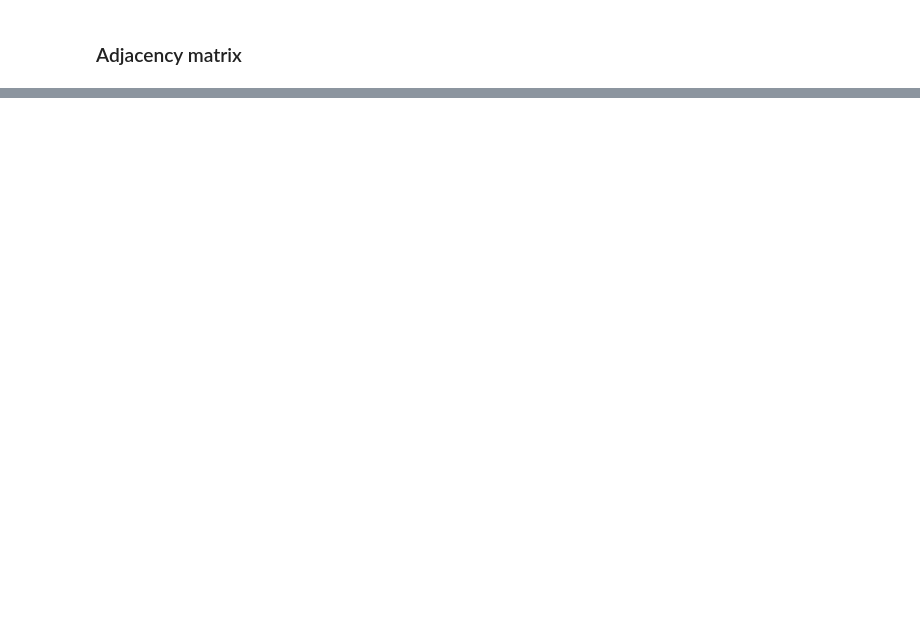
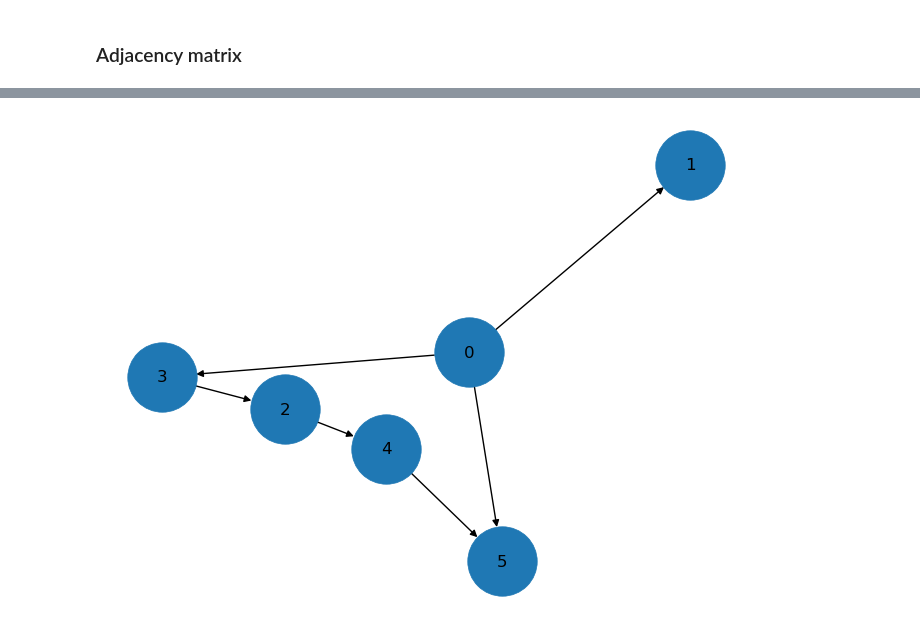
Before and after one commit to fesperson/inference_text, a Jupyter notebook: Chapter_04.ipynb, the cells around one changed output, grey strips where cells are left out. Saved outputs shown, nothing was run; the diff lists cells and outputs as text; code cells hidden in the pictures; blank space fills up the shorter version.

```diff
--- a/Chapter_04.ipynb
+++ b/Chapter_04.ipynb
@@ -221,0 +195,19 @@ nx.draw(
+# %%
+adj_matrix_dag = np.array([
+    [0, 1, 0, 1, 0, 1],
+    [0, 0, 0, 0, 0, 0],
+    [0, 0, 0, 0, 1, 0],
+    [0, 0, 1, 0, 0, 0],
+    [0, 0, 0, 0, 0, 1],
+    [0, 0, 0, 0, 0, 0]
+])
+
+graph_dag = nx.from_numpy_array(adj_matrix_dag, create_using=nx.DiGraph)
+
+nx.draw(
+    G=graph_dag,
+    with_labels=True,
+    node_size = 2500,
+)
+# %% [output]
+[figure, added]
```
Also changed, not shown: parts of 4 cells of this notebook, 3 other files.
